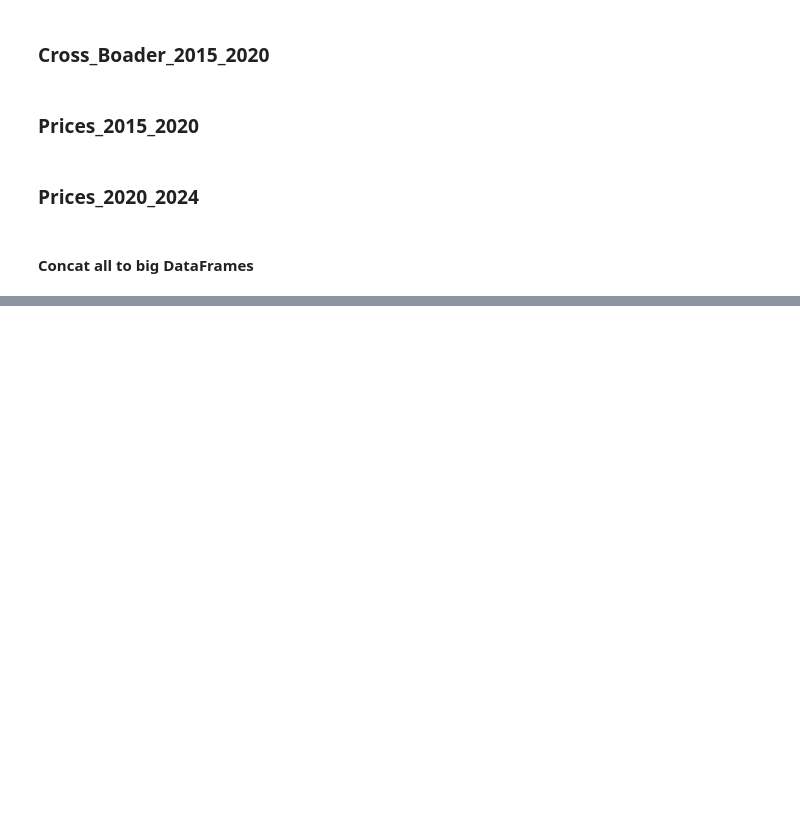
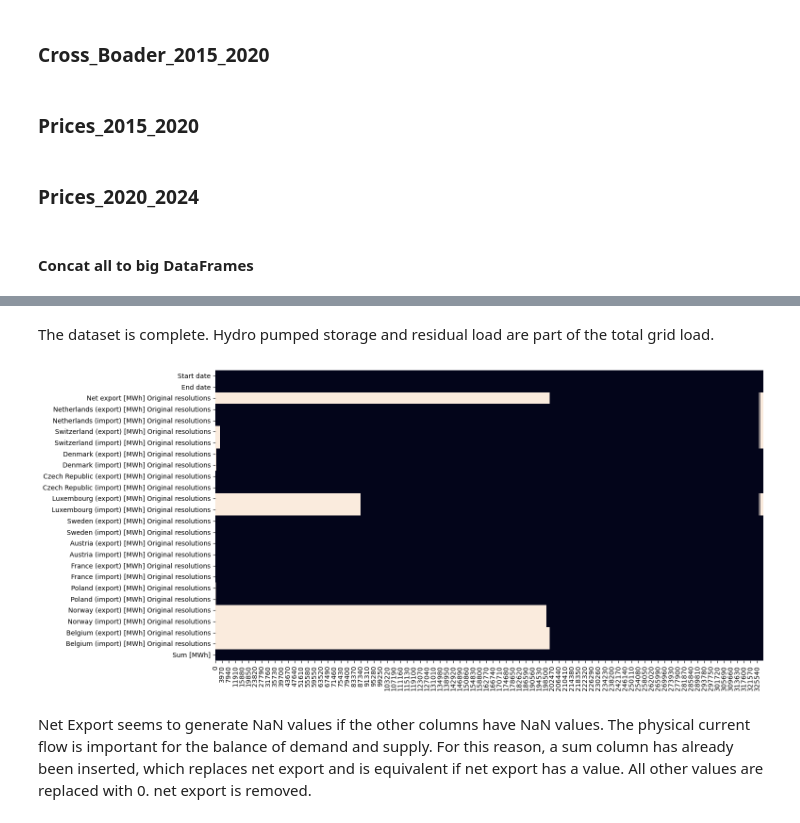
Before and after one commit to bennymiddel/Public, a Jupyter notebook: notebooks/01-data-loading-cleaning.ipynb, the cells around one changed output, grey strips where cells are left out. Drawn from its saved outputs; the diff is of its cells as text; code cells hidden in the pictures; blank space fills up the shorter version.

```diff
--- a/notebooks/01-data-loading-cleaning.ipynb
+++ b/notebooks/01-data-loading-cleaning.ipynb
@@ -81,7 +80,6 @@ Cross_Border_2020_2024= Cross_Border_2020_2024.fillna(0)
 Cross_Border_2015_2020['Start date'] = pd.to_datetime(Cross_Border_2015_2020['ï»¿Start date'], format='%b %d, %Y %I:%M %p')
 Cross_Border_2015_2020['End date'] = pd.to_datetime(Cross_Border_2015_2020['End date'], format='%b %d, %Y %I:%M %p')
 Cross_Border_2015_2020= Cross_Border_2015_2020.drop('ï»¿Start date', axis=1)
-Cross_Border_2015_2020= Cross_Border_2015_2020.fillna(0)
 Cross_Border_2015_2020 = Cross_Border_2015_2020[Cross_Border_2015_2020['End date'] <= '2020-01-01 00:00:00']
 # %% [markdown]
 ### Prices_2015_2020
@@ -107,0 +124,26 @@ Generation = pd.concat([Generation_2015_2020, Generation_2020_2024])
+# %%
+Cross_Border = Cross_Border[['Start date','End date',
+ 'Net export [MWh] Original resolutions',
+ 'Netherlands (export) [MWh] Original resolutions',
+ 'Netherlands (import) [MWh] Original resolutions',
+ 'Switzerland (export) [MWh] Original resolutions',
+ 'Switzerland (import) [MWh] Original resolutions',
+ 'Denmark (export) [MWh] Original resolutions',
+ 'Denmark (import) [MWh] Original resolutions',
+ 'Czech Republic (export) [MWh] Original resolutions',
+ 'Czech Republic (import) [MWh] Original resolutions',
+ 'Luxembourg (export) [MWh] Original resolutions',
+ 'Luxembourg (import) [MWh] Original resolutions',
+ 'Sweden (export) [MWh] Original resolutions',
+ 'Sweden (import) [MWh] Original resolutions',
+ 'Austria (export) [MWh] Original resolutions',
+ 'Austria (import) [MWh] Original resolutions',
+ 'France (export) [MWh] Original resolutions',
+ 'France (import) [MWh] Original resolutions',
+ 'Poland (export) [MWh] Original resolutions',
+ 'Poland (import) [MWh] Original resolutions',
+ 'Norway (export) [MWh] Original resolutions',
+ 'Norway (import) [MWh] Original resolutions',
+ 'Belgium (export) [MWh] Original resolutions',
+ 'Belgium (import) [MWh] Original resolutions',
+ 'Sum [MWh]']]
@@ -107,0 +183,13 @@ Generation = pd.concat([Generation_2015_2020, Generation_2020_2024])
+# %% [markdown]
+The dataset is complete. Hydro pumped storage and residual load are part of the total grid load.
+# %%
+plt.figure(figsize=(15,8))
+
+ax = sns.heatmap(Cross_Border.isna().T,cbar=False)
+# ax.set(xticklabels=[])
+
+plt.show()
+# %% [output]
+[figure, added]
+# %% [markdown]
+Net Export seems to generate NaN values if the other columns have NaN values. The physical current flow is important for the balance of demand and supply. For this reason, a sum column has already been inserted, which replaces net export and is equivalent if net export has a value. All other values are replaced with 0. net export is removed.
```
Also changed, not shown: parts of 42 cells of this notebook.
